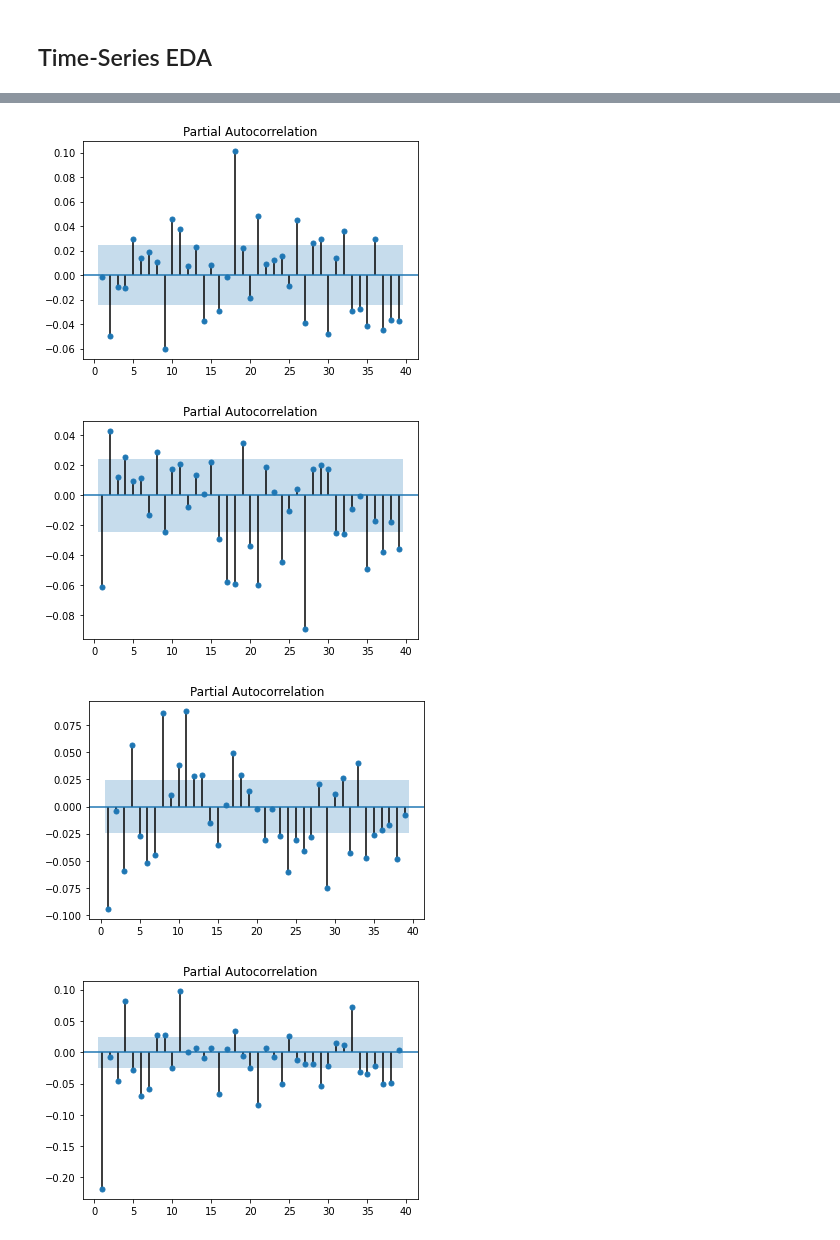
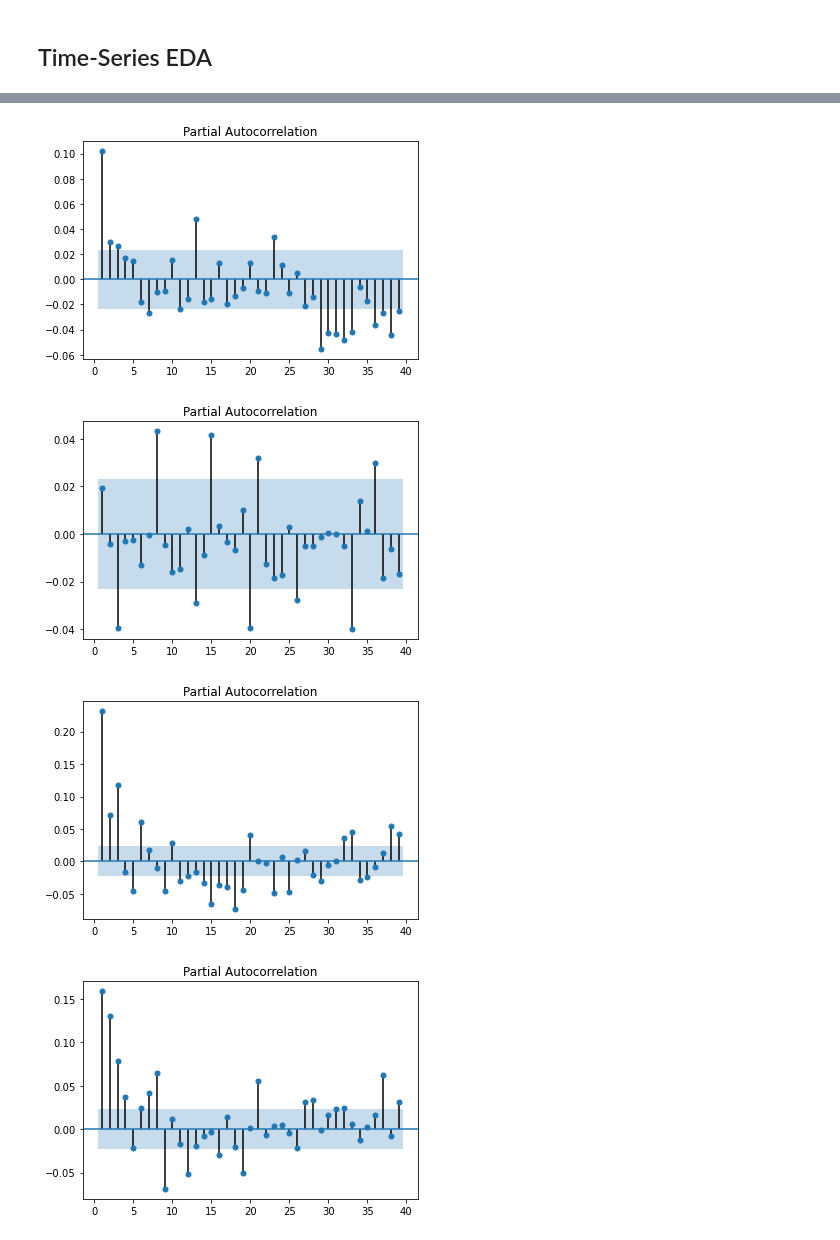
Before and after one commit to horacefung/Main_Projects, a Jupyter notebook: Smart_Watch_Motion_Detection/notebooks/exploratory_data_analysis.ipynb, the cells around one changed output, grey strips where cells are left out. Cells and saved outputs as stored; diff of their text form; code cells hidden in the pictures.

```diff
--- a/Smart_Watch_Motion_Detection/notebooks/exploratory_data_analysis.ipynb
+++ b/Smart_Watch_Motion_Detection/notebooks/exploratory_data_analysis.ipynb
@@ -126,4 +173,4 @@ pacf_plots(data, x_variables=x_variables, y_variable='is_exercise',
 # %%
 x_variables = ['accel_x', 'accel_y', 'accel_z', 'gyro_x', 'gyro_y', 'gyro_z']
-data = basic_time_series_transformations(data, x_variables=x_variables, y_variable='is_exercise',
+data2 = basic_time_series_transformations(data, x_variables=x_variables, y_variable='is_exercise',
                                           boxcox=True, differencing=True)
@@ -144,6 +198,6 @@ multi_scatter_plot(data, x_variables=x_variables, y_variable='is_exercise', subj
 
 x_variables = ['accel_x_transformed', 'accel_y_transformed', 'accel_z_transformed',
                'gyro_x_transformed', 'gyro_y_transformed', 'gyro_z_transformed']
-pacf_plots(data, x_variables=x_variables, y_variable='is_exercise',
+pacf_plots(data2, x_variables=x_variables, y_variable='is_exercise',
            subject_id=subject_ids[0], downsample_steps=10)
 # %% [output]
@@ -152,4 +206,4 @@ pacf_plots(data, x_variables=x_variables, y_variable='is_exercise',
-[figure, old version]
+[figure, new version]
-[figure, old version]
+[figure, new version]
-[figure, old version]
+[figure, new version]
-[figure, old version]
+[figure, new version]
```
Also changed, not shown: parts of 12 cells of this notebook.
